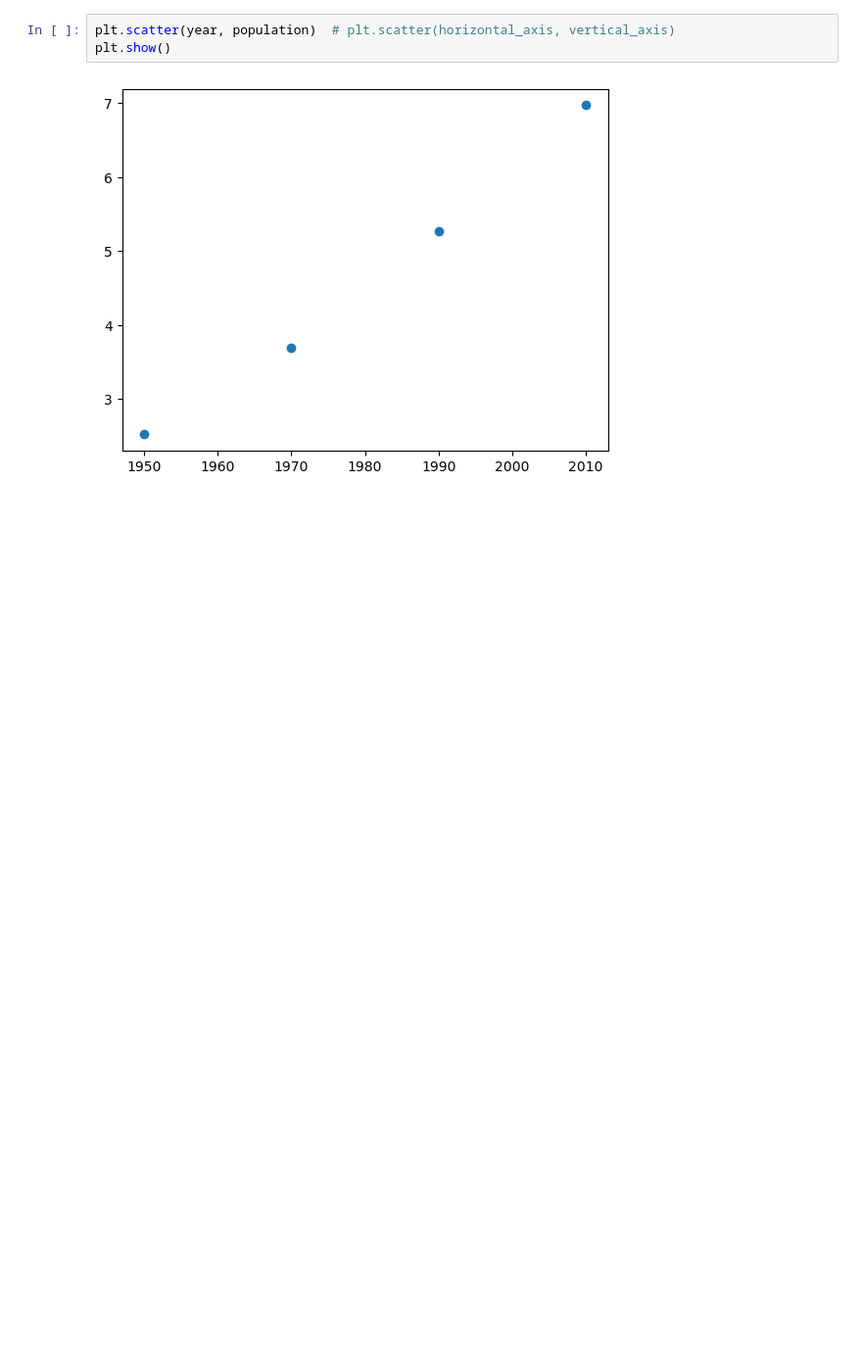
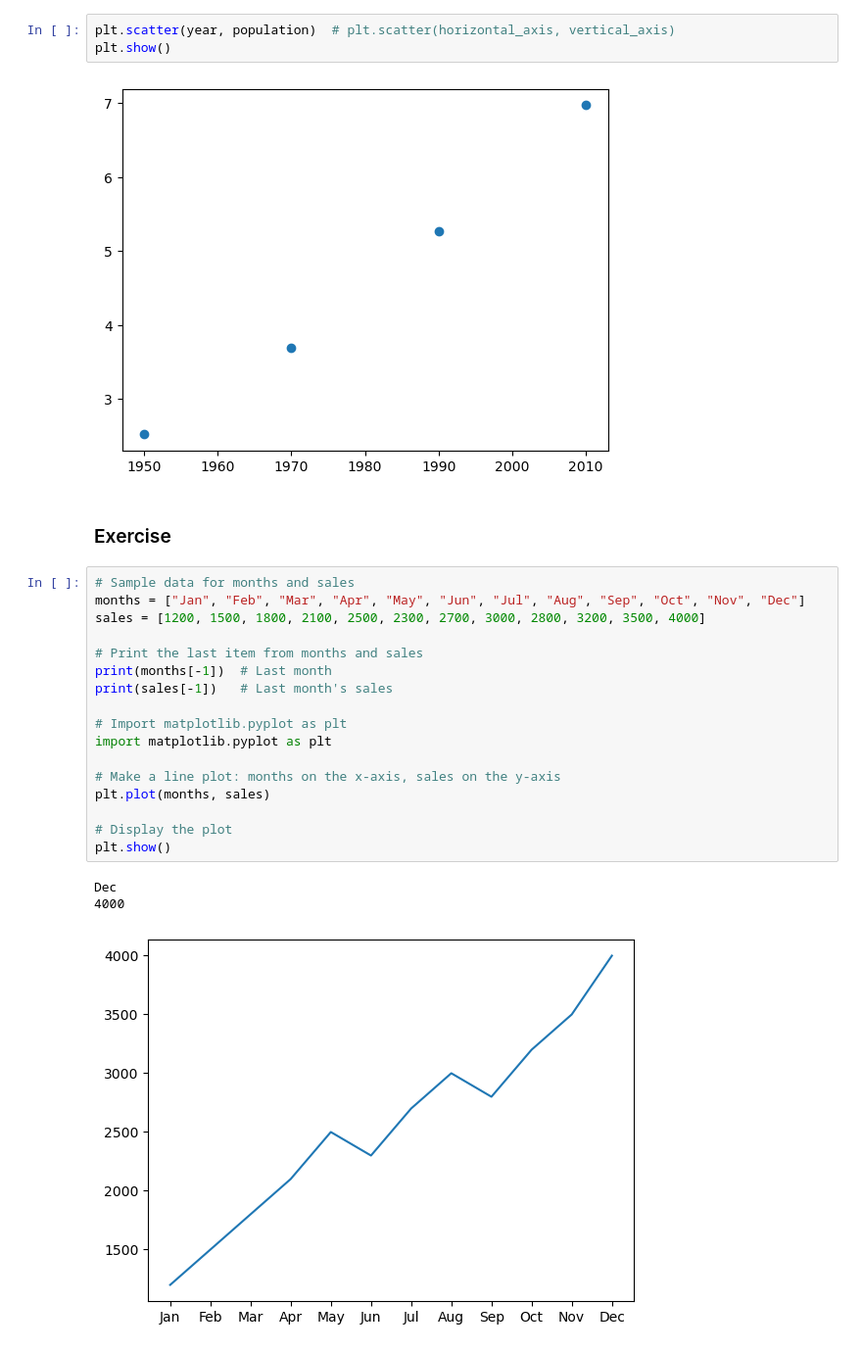
Before and after one commit to kar137/datascience-python, a Jupyter notebook: notebooks/intermediate-python.ipynb, the cells around one changed output. Shown: that part at 98% size. Drawn from its saved outputs; the diff is of its cells as text; blank space fills up the shorter version.

Commit message:
Implement exercises using matplotlib package

```diff
--- a/notebooks/intermediate-python.ipynb
+++ b/notebooks/intermediate-python.ipynb
@@ -21,3 +21,26 @@ plt.scatter(year, population)  # plt.scatter(horizontal_axis, vertical_axis)
 plt.show()
 # %% [output]
 [figure]
+# %% [markdown]
+### Exercise
+# %%
+# Sample data for months and sales
+months = ["Jan", "Feb", "Mar", "Apr", "May", "Jun", "Jul", "Aug", "Sep", "Oct", "Nov", "Dec"]
+sales = [1200, 1500, 1800, 2100, 2500, 2300, 2700, 3000, 2800, 3200, 3500, 4000]
+
+# Print the last item from months and sales
+print(months[-1])  # Last month
+print(sales[-1])   # Last month's sales
+
+# Import matplotlib.pyplot as plt
+import matplotlib.pyplot as plt
+
+# Make a line plot: months on the x-axis, sales on the y-axis
+plt.plot(months, sales)
+
+# Display the plot
+plt.show()
+# %% [output]
+Dec
+4000
+[figure, added]
```
Also changed, not shown: parts of 1 cell of this notebook.
